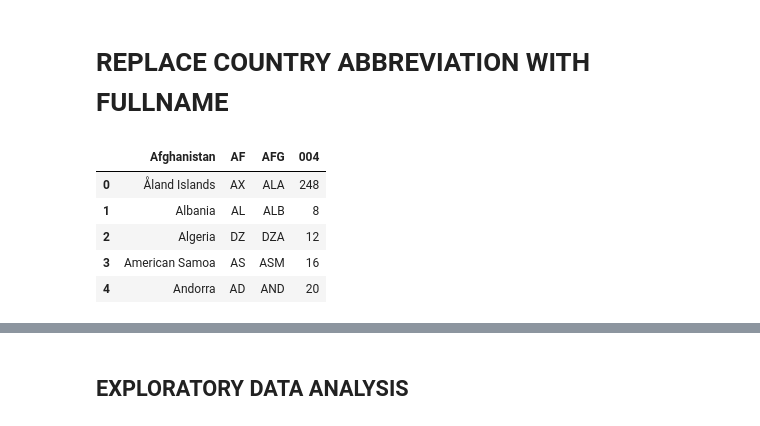
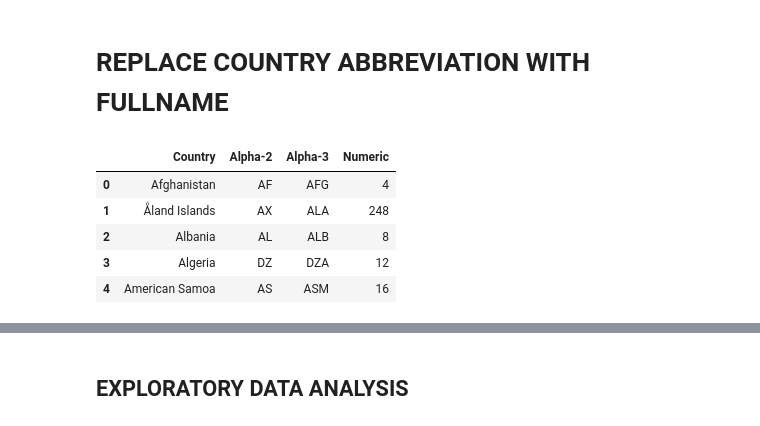
Before and after one commit to AduragbemiOyinlola/CityBike-API, a Jupyter notebook: citybike.ipynb, the cells around one changed output, grey strips where cells are left out. Cells and saved outputs as stored; diff of their text form; code cells hidden in the pictures.

```diff
--- a/citybike.ipynb
+++ b/citybike.ipynb
@@ -120,12 +120,12 @@ with open('country_names.csv', 'w', newline='') as file:
         data = [cell.text.strip() for cell in row.find_all('td')]
         writer.writerow(data)
 # %%
-country = pd.read_csv('country_names.csv', encoding='ISO-8859-1')
-country.head()
+countryFullName = pd.read_csv('country_names.csv', encoding='ISO-8859-1', names=['Country', 'Alpha-2', 'Alpha-3', 'Numeric'])
+countryFullName.head()
 # %% [output]
-|  | Afghanistan | AF | AFG | 004 |
-| 0 | Åland Islands | AX | ALA | 248 |
-| 1 | Albania | AL | ALB | 8 |
-| 2 | Algeria | DZ | DZA | 12 |
-| 3 | American Samoa | AS | ASM | 16 |
-| 4 | Andorra | AD | AND | 20 |
+|  | Country | Alpha-2 | Alpha-3 | Numeric |
+| 0 | Afghanistan | AF | AFG | 4 |
+| 1 | Åland Islands | AX | ALA | 248 |
+| 2 | Albania | AL | ALB | 8 |
+| 3 | Algeria | DZ | DZA | 12 |
+| 4 | American Samoa | AS | ASM | 16 |
```
Also changed, not shown: parts of 11 cells of this notebook.
